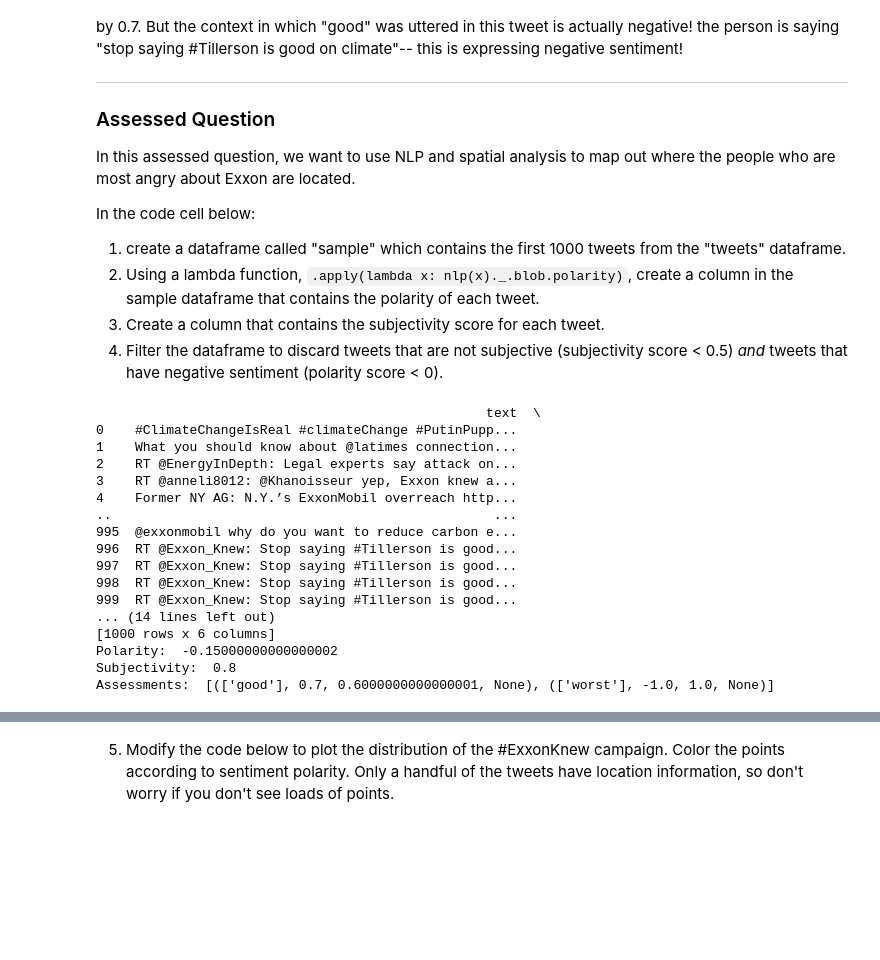
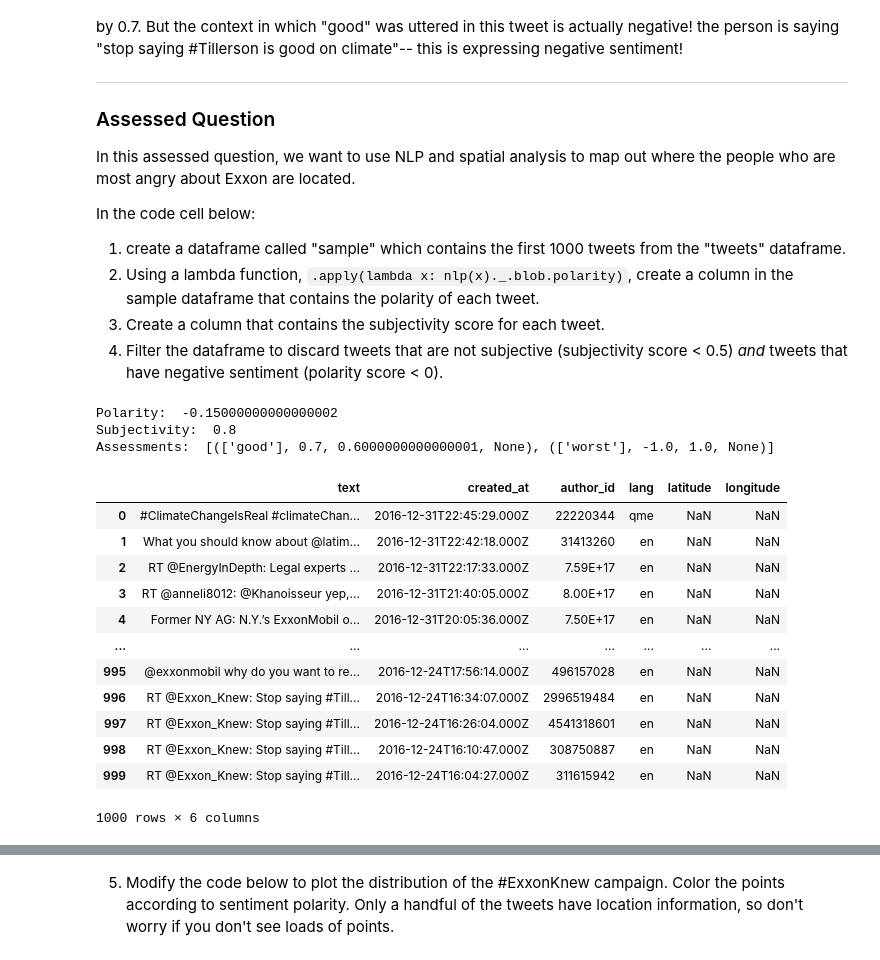
Before and after one commit to risaluo/QM2, a Jupyter notebook: Copy_of_W7_Natural_Language_Processing_Student_Version.ipynb, the cells around one changed output, grey strips where cells are left out. Drawn from its saved outputs; the diff is of its cells as text; code cells hidden in the pictures; blank space fills up the shorter version.

```diff
--- a/Copy_of_W7_Natural_Language_Processing_Student_Version.ipynb
+++ b/Copy_of_W7_Natural_Language_Processing_Student_Version.ipynb
@@ -599,26 +595,25 @@ In the code cell below:
 # %%
 sample = tweets.head(1000)
 
 
-print(sample)
 print('Polarity: ', doc._.blob.polarity)
 print('Subjectivity: ', doc._.blob.subjectivity)
 print('Assessments: ', doc._.blob.sentiment_assessments.assessments)
+sample
 # %% [output]
-                                                  text  \
-0    #ClimateChangeIsReal #climateChange #PutinPupp...
-1    What you should know about @latimes connection...
-2    RT @EnergyInDepth: Legal experts say attack on...
-3    RT @anneli8012: @Khanoisseur yep, Exxon knew a...
-4    Former NY AG: N.Y.’s ExxonMobil overreach http...
-..                                                 ...
-995  @exxonmobil why do you want to reduce carbon e...
-996  RT @Exxon_Knew: Stop saying #Tillerson is good...
-997  RT @Exxon_Knew: Stop saying #Tillerson is good...
-998  RT @Exxon_Knew: Stop saying #Tillerson is good...
-999  RT @Exxon_Knew: Stop saying #Tillerson is good...
-... (14 lines left out)
-[1000 rows x 6 columns]
 Polarity:  -0.15000000000000002
 Subjectivity:  0.8
 Assessments:  [(['good'], 0.7, 0.6000000000000001, None), (['worst'], -1.0, 1.0, None)]
+|  | text | created_at | author_id | lang | latitude | longitude |
+| 0 | #ClimateChangeIsReal #climateChan... | 2016-12-31T22:45:29.000Z | 22220344 | qme | NaN | NaN |
+| 1 | What you should know about @latim... | 2016-12-31T22:42:18.000Z | 31413260 | en | NaN | NaN |
+| 2 | RT @EnergyInDepth: Legal experts ... | 2016-12-31T22:17:33.000Z | 7.59E+17 | en | NaN | NaN |
+| 3 | RT @anneli8012: @Khanoisseur yep,... | 2016-12-31T21:40:05.000Z | 8.00E+17 | en | NaN | NaN |
+| 4 | Former NY AG: N.Y.’s ExxonMobil o... | 2016-12-31T20:05:36.000Z | 7.50E+17 | en | NaN | NaN |
+| ... | ... | ... | ... | ... | ... | ... |
+| 995 | @exxonmobil why do you want to re... | 2016-12-24T17:56:14.000Z | 496157028 | en | NaN | NaN |
+| 996 | RT @Exxon_Knew: Stop saying #Till... | 2016-12-24T16:34:07.000Z | 2996519484 | en | NaN | NaN |
+| 997 | RT @Exxon_Knew: Stop saying #Till... | 2016-12-24T16:26:04.000Z | 4541318601 | en | NaN | NaN |
+| 998 | RT @Exxon_Knew: Stop saying #Till... | 2016-12-24T16:10:47.000Z | 308750887 | en | NaN | NaN |
+| 999 | RT @Exxon_Knew: Stop saying #Till... | 2016-12-24T16:04:27.000Z | 311615942 | en | NaN | NaN |
+1000 rows × 6 columns
```
Also changed, not shown: parts of 10 cells of this notebook.
